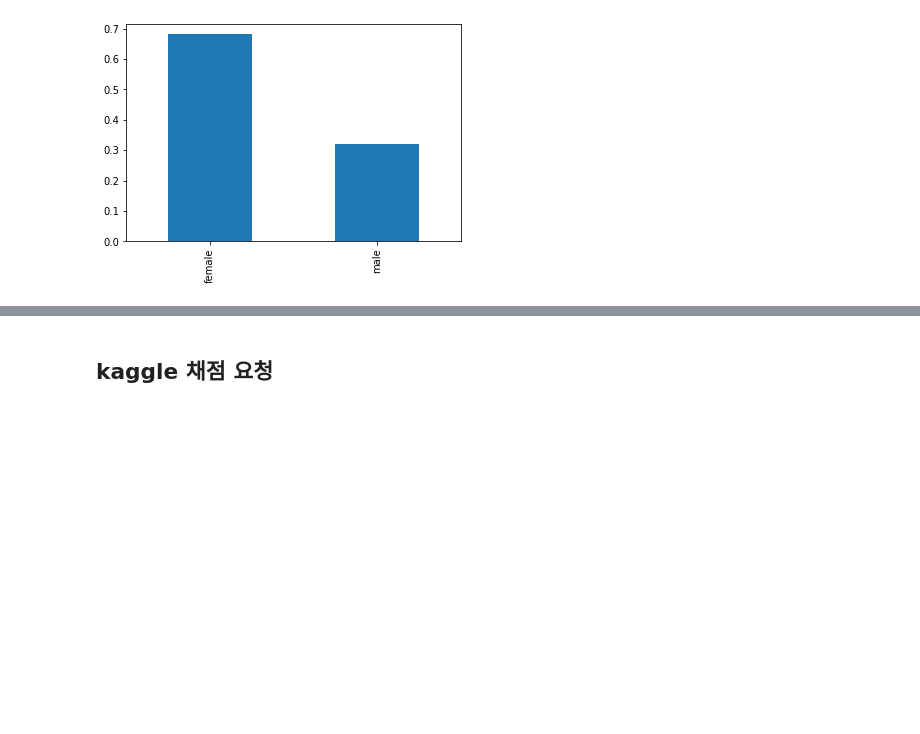
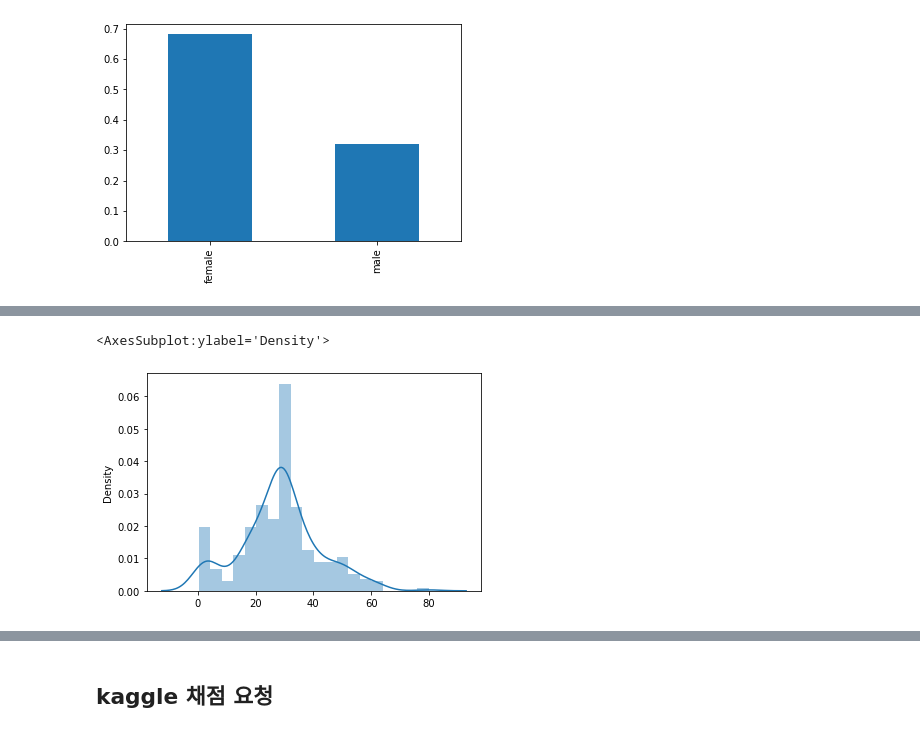
Before and after one commit to KangnamUniv-ML/Titanic-ML, a Jupyter notebook: notebook/Titanic.ipynb, the cells around one changed output, grey strips where cells are left out. Drawn from its saved outputs; the diff is of its cells as text; code cells hidden in the pictures; blank space fills up the shorter version.

```diff
--- a/notebook/Titanic.ipynb
+++ b/notebook/Titanic.ipynb
@@ -297,0 +347,3 @@ df.plot.bar(x='female', y='val', rot=0)
+# %%
+survivedAge = df[df['Survived'] == 1][['Age']]
+survivedAge.value_counts()[:10]
@@ -297,0 +363,5 @@ df.plot.bar(x='female', y='val', rot=0)
+# %%
+sns.distplot(survivedAge)
+# %% [output]
+<AxesSubplot:ylabel='Density'>
+[figure, added]
```
Also changed, not shown: parts of 41 cells of this notebook.
